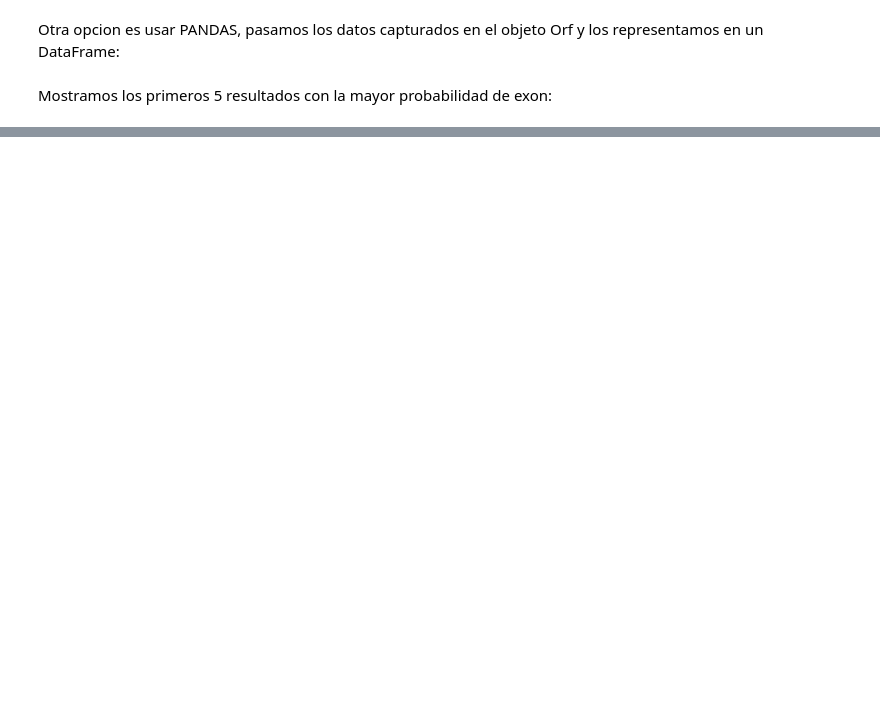
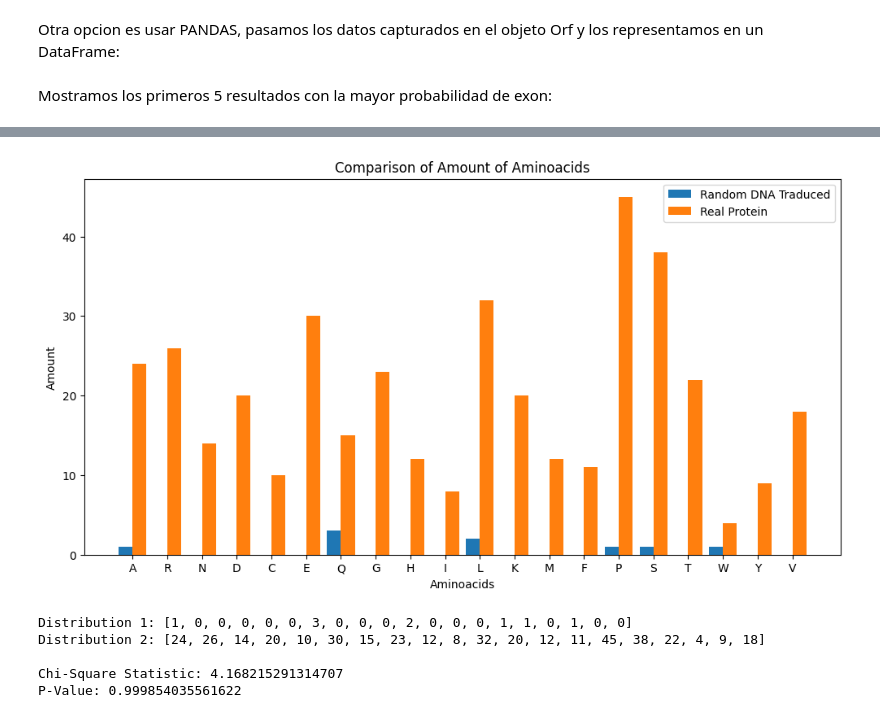
Before and after one commit to agusscarmu/Advanced_Bioinformatic, a Jupyter notebook: TP1.ipynb, the cells around one changed output, grey strips where cells are left out. Drawn from its saved outputs; the diff is of its cells as text; code cells hidden in the pictures; blank space fills up the shorter version.

```diff
--- a/TP1.ipynb
+++ b/TP1.ipynb
@@ -456,0 +612,44 @@ print(df_orfs[["Sequence", "Size", "Start Index","Exon Probability"]].sort_value
+# %%
+from Bio.SeqUtils import Seq
+random_dna = generate_seq(9*3)
+random_dna_traduced = Seq(random_dna).translate()
+
+def longest_amino_acid_chain(prot_seq):
+    segments = prot_seq.split('*')
+    longest_segment = max(segments, key=len)
+    return longest_segment
+
+prot_chain = longest_amino_acid_chain(random_dna_traduced)
+faminoacidstraduced = freq_aminoacids(prot_chain)
+
+compare_graphic(faminoacidstraduced, faminoacids, "Aminoacids", "Amount", "Comparison of Amount of Aminoacids", "Random DNA Traduced", "Real Protein")
+# %% [output]
+[figure, added]
+# %%
+from scipy.stats import chisquare
+
+def chi_square_test(distribution1, distribution2):
+    dist1 = np.array(distribution1)
+    dist2 = np.array(distribution2)
+
+    dist1 = dist1 / np.sum(dist1)
+    dist2 = dist2 / np.sum(dist2)
+    if len(dist1) != len(dist2):
+        raise ValueError("Las distribuciones deben tener el mismo tamaño.")
+    chi2_statistic, p_value = chisquare(f_obs=dist1, f_exp=dist2)
+
+    return chi2_statistic, p_value
+
+distribution1 = list(faminoacidstraduced.values())
+distribution2 = list(faminoacids.values())
+print(f"Distribution 1: {distribution1} \nDistribution 2: {distribution2}", end="\n\n")
+chi2_statistic, p_value = chi_square_test(distribution1, distribution2)
+
+print("Chi-Square Statistic:", chi2_statistic)
+print("P-Value:", p_value)
+# %% [output]
+Distribution 1: [1, 0, 0, 0, 0, 0, 3, 0, 0, 0, 2, 0, 0, 0, 1, 1, 0, 1, 0, 0]
+Distribution 2: [24, 26, 14, 20, 10, 30, 15, 23, 12, 8, 32, 20, 12, 11, 45, 38, 22, 4, 9, 18]
+
+Chi-Square Statistic: 4.168215291314707
+P-Value: 0.999854035561622
```
Also changed, not shown: parts of 27 cells of this notebook.
